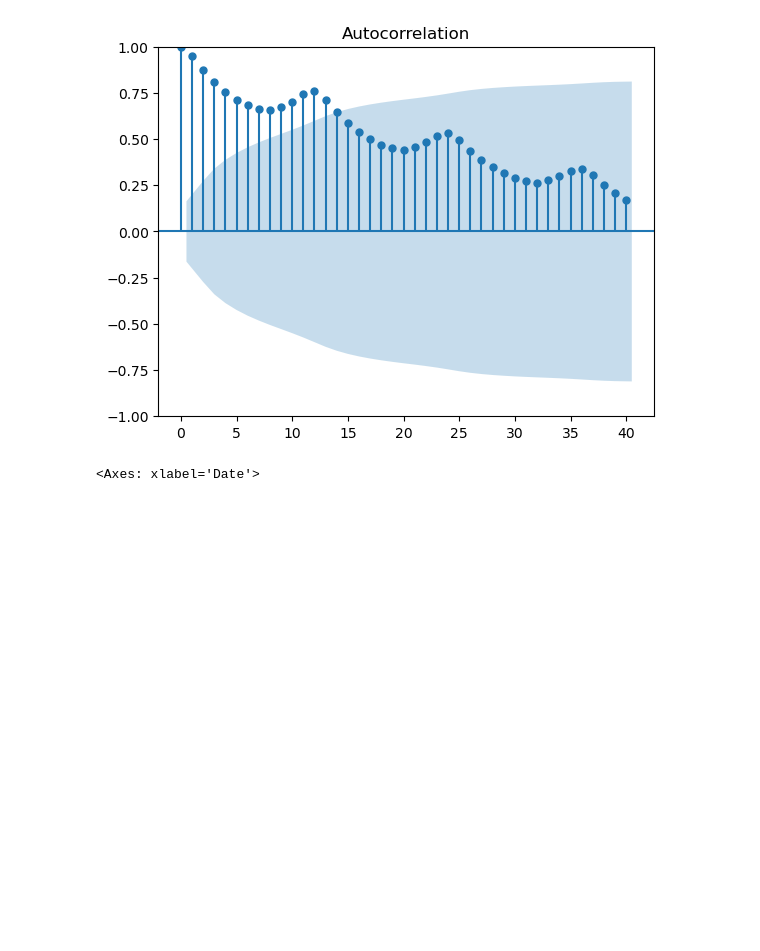
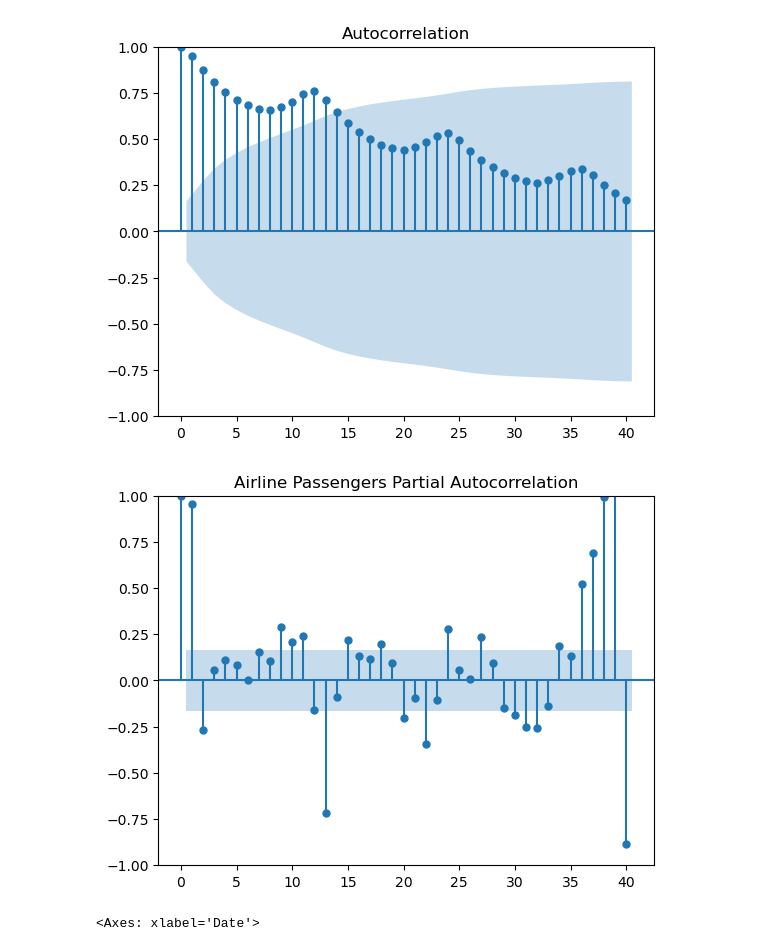
Before and after one commit to Shiska07/Data-Science-and-Machine-Learning, a Jupyter notebook: Time-Series-Analysis/Autocorrelation(ACF) and Partial Autocorrelation Functions(PACF).ipynb, the cells around one changed output. Cells and saved outputs as stored; diff of their text form; code cells hidden in the pictures; blank space fills up the shorter version.

Commit message:
get partial autocorrelation plots

```diff
--- a/Time-Series-Analysis/Autocorrelation(ACF) and Partial Autocorrelation Functions(PACF).ipynb
+++ b/Time-Series-Analysis/Autocorrelation(ACF) and Partial Autocorrelation Functions(PACF).ipynb
@@ -114,6 +114,10 @@ df_ns.plot(figsize = (10, 5))
 plot_acf(df_ns, lags = 40);
 # %% [output]
 [figure]
+# %%
+plot_pacf(df_ns, lags = 40, title = "Airline Passengers Partial Autocorrelation");
+# %% [output]
+[figure, added]
 # %%
 df_s.plot(figsize = (10, 5))
 # %% [output]
```
Also changed, not shown: parts of 2 cells of this notebook.
